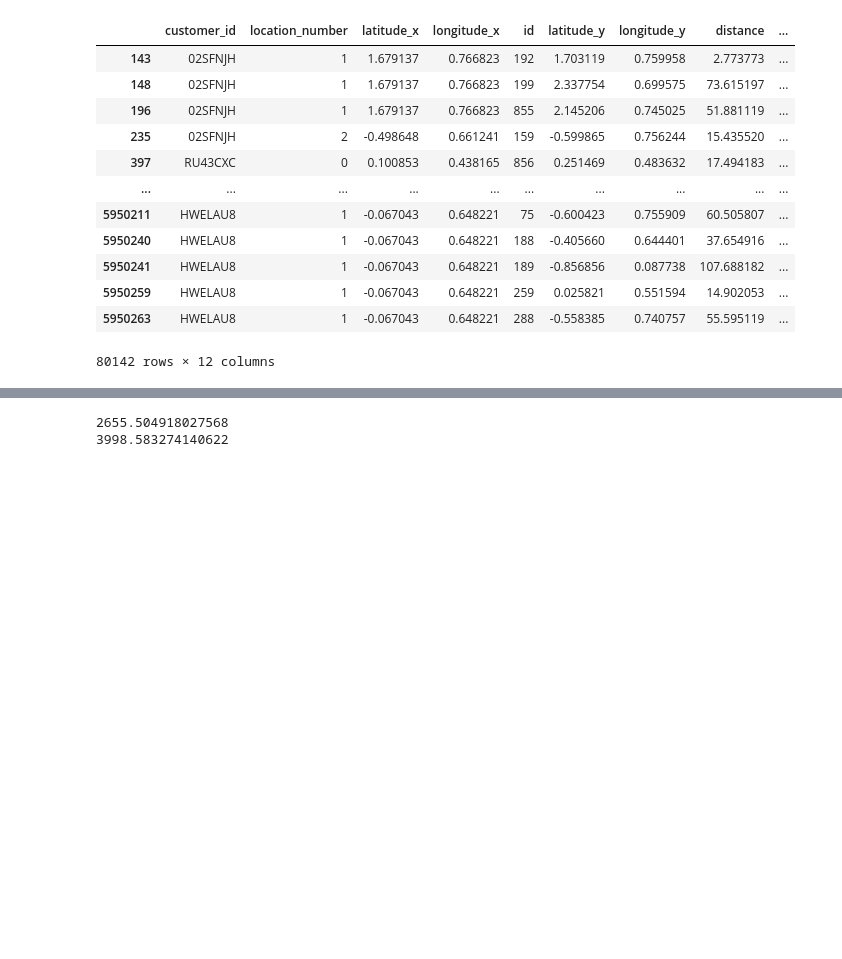
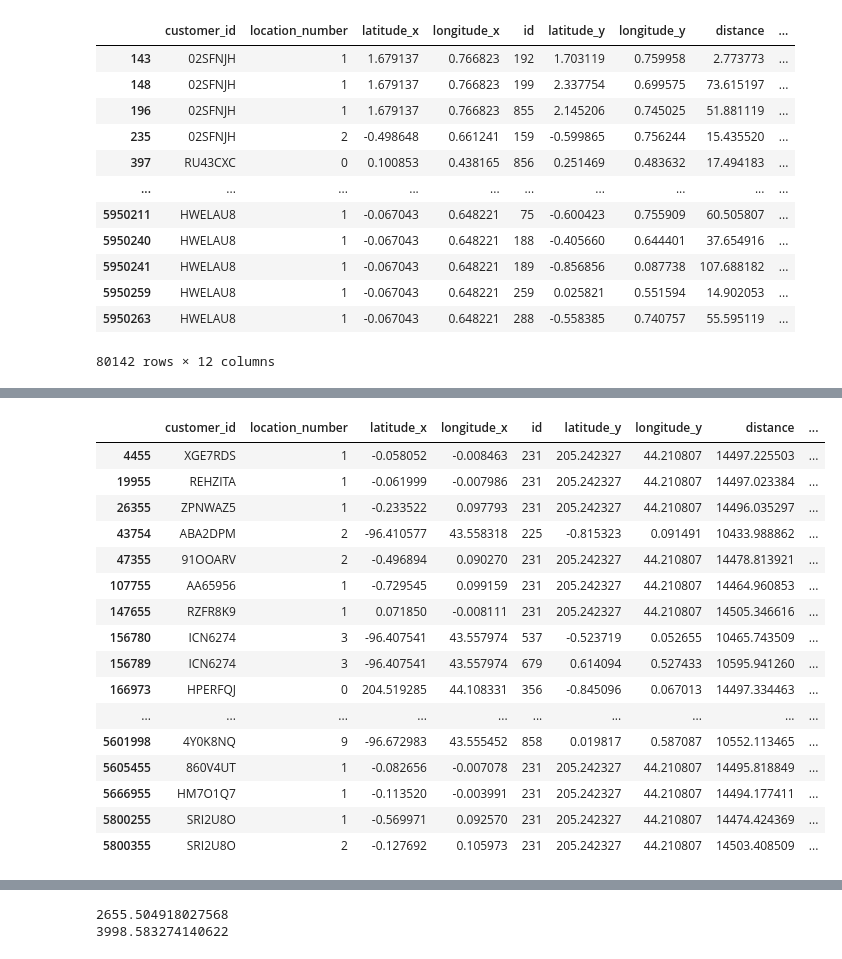
Before and after one commit to ritkumar10/RohanIntern, a Jupyter notebook: Distance_Calculations_v1.1.ipynb, the cells around one changed output, grey strips where cells are left out. Drawn from its saved outputs; the diff is of its cells as text; code cells hidden in the pictures; blank space fills up the shorter version.

```diff
--- a/Distance_Calculations_v1.1.ipynb
+++ b/Distance_Calculations_v1.1.ipynb
@@ -326,0 +336,21 @@ dist
+# %%
+o=[]
+o1=[]
+list_cycle = itertools.cycle(bin_list)
+next(list_cycle)
+for i in range(0,11):
+    g=bin_list[i]
+    next_element = next(list_cycle)
+    dist4=dist[(dist['distance']>=(g))&(dist['distance']<=(next_element))]
+    dist4=dist4[dist4['deliverydistance'].notnull()]
+    o.append(len(dist4))
+    temp = np.mean(dist4['deliverydistance'])
+    o1.append(temp)
+dist4=dist[(dist['distance']>=10000)]
+dist4=dist4[dist4['deliverydistance'].notnull()]
+o.append(len(dist4))
+temp = np.mean(dist4['deliverydistance'])
+o1.append(temp)
+dist5['order_no']=o
+dist5['order_%']=(dist5['order_no']/dist5['counts'])*100
+dist5['delivery_dist_mean']=o1
@@ -327,3 +372,23 @@ dist
+# %%
+dist4
+# %% [output]
+|  | customer_id | location_number | latitude_x | longitude_x | id | latitude_y | longitude_y | distance | ... |
+| 4455 | XGE7RDS | 1 | -0.058052 | -0.008463 | 231 | 205.242327 | 44.210807 | 14497.225503 | ... |
+| 19955 | REHZITA | 1 | -0.061999 | -0.007986 | 231 | 205.242327 | 44.210807 | 14497.023384 | ... |
+| 26355 | ZPNWAZ5 | 1 | -0.233522 | 0.097793 | 231 | 205.242327 | 44.210807 | 14496.035297 | ... |
+| 43754 | ABA2DPM | 2 | -96.410577 | 43.558318 | 225 | -0.815323 | 0.091491 | 10433.988862 | ... |
+| 47355 | 91OOARV | 2 | -0.496894 | 0.090270 | 231 | 205.242327 | 44.210807 | 14478.813921 | ... |
+| 107755 | AA65956 | 1 | -0.729545 | 0.099159 | 231 | 205.242327 | 44.210807 | 14464.960853 | ... |
+| 147655 | RZFR8K9 | 1 | 0.071850 | -0.008111 | 231 | 205.242327 | 44.210807 | 14505.346616 | ... |
+| 156780 | ICN6274 | 3 | -96.407541 | 43.557974 | 537 | -0.523719 | 0.052655 | 10465.743509 | ... |
+| 156789 | ICN6274 | 3 | -96.407541 | 43.557974 | 679 | 0.614094 | 0.527433 | 10595.941260 | ... |
+| 166973 | HPERFQJ | 0 | 204.519285 | 44.108331 | 356 | -0.845096 | 0.067013 | 14497.334463 | ... |
+| ... | ... | ... | ... | ... | ... | ... | ... | ... | ... |
+| 5601998 | 4Y0K8NQ | 9 | -96.672983 | 43.555452 | 858 | 0.019817 | 0.587087 | 10552.113465 | ... |
+| 5605455 | 860V4UT | 1 | -0.082656 | -0.007078 | 231 | 205.242327 | 44.210807 | 14495.818849 | ... |
+| 5666955 | HM7O1Q7 | 1 | -0.113520 | -0.003991 | 231 | 205.242327 | 44.210807 | 14494.177411 | ... |
+| 5800255 | SRI2U8O | 1 | -0.569971 | 0.092570 | 231 | 205.242327 | 44.210807 | 14474.424369 | ... |
+| 5800355 | SRI2U8O | 2 | -0.127692 | 0.105973 | 231 | 205.242327 | 44.210807 | 14503.408509 | ... |
 # %%
 x=dist_notn['deliverydistance']
 y=dist_notn['distance']
```
Also changed, not shown: parts of 12 cells of this notebook.
